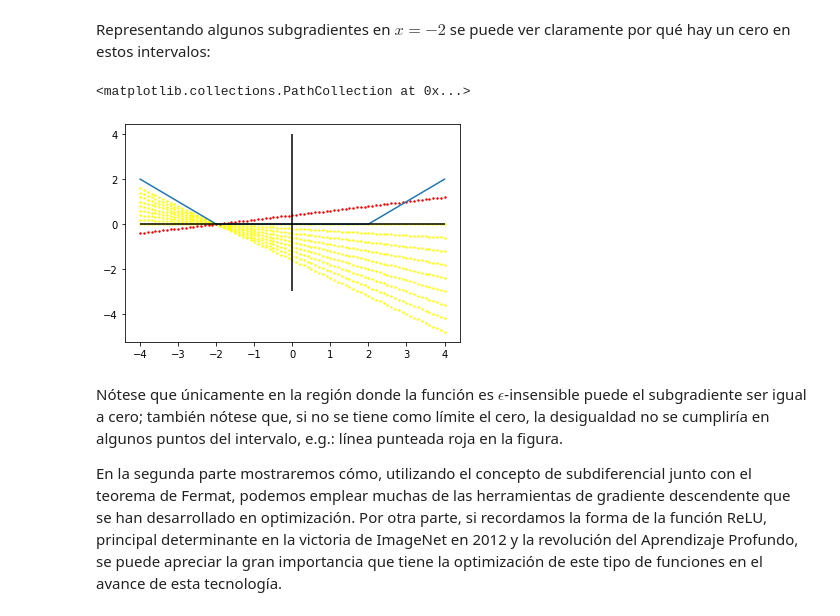
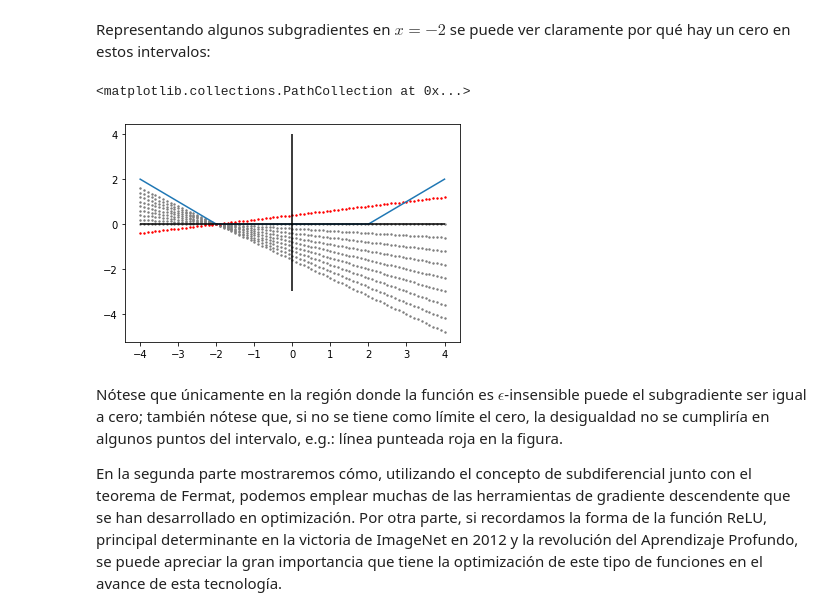
Before and after one commit to dcardonav/posts, a Jupyter notebook: svm.ipynb, the cells around one changed output. Saved outputs shown, nothing was run; the diff lists cells and outputs as text; code cells hidden in the pictures.

```diff
--- a/svm.ipynb
+++ b/svm.ipynb
@@ -128,23 +128,23 @@ Representando algunos subgradientes en $x=-2$ se puede ver claramente por qué h
 # %%
 x = np.arange(-4, 4.1, 0.1)
 eps = 2
 f_eps = lambda x_0: max(0, abs(x_0)-eps)
 y = np.array(list(map(f_eps, x)))
 
 plt.plot(x, y)
 
 m = np.arange(-0.8, 0.1, 0.1)
 
 plt.hlines(y=0, xmin=-4, xmax=4, colors="black")
 plt.vlines(x=0, ymin=-3, ymax=4, colors="black")
 
 for m in m:
-    plt.scatter(x=x, y=((x+2)*m), c="yellow", s=2)
+    plt.scatter(x=x, y=((x+2)*m), c="gray", s=2)
 
 plt.scatter(x=x, y=((x+2)*0.2), c="red", s=2)
 # %% [output]
 <matplotlib.collections.PathCollection at 0x...>
-[figure, old version]
+[figure, new version]
 # %% [markdown]
 Nótese que únicamente en la región donde la función es $\epsilon$-insensible puede el subgradiente ser igual a cero; también nótese que, si no se tiene como límite el cero, la desigualdad no se cumpliría en algunos puntos del intervalo, e.g.: línea punteada roja en la figura.
 
```
Also changed, not shown: parts of 2 cells of this notebook.
